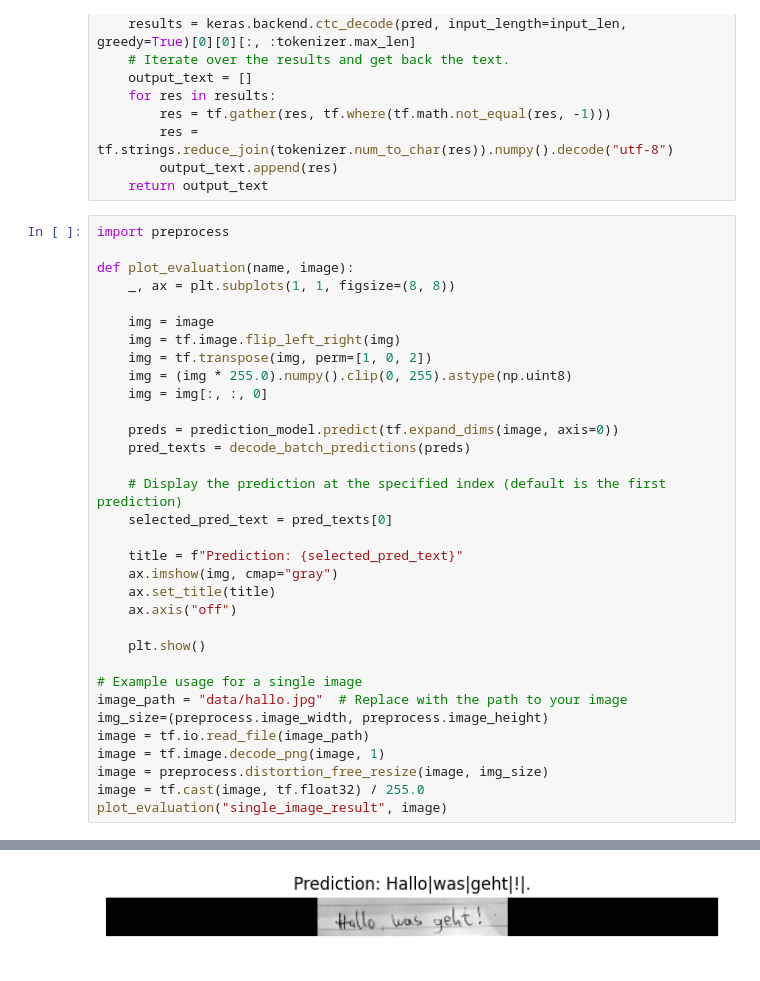
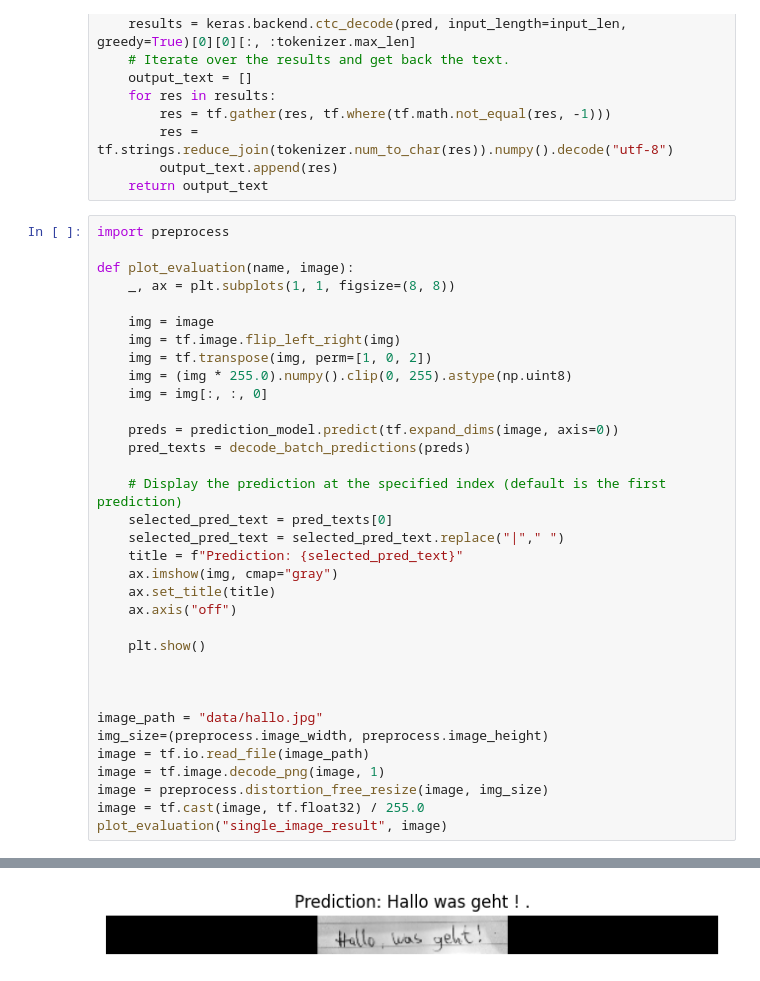
Before and after one commit to Haeuptling/BBArchComparison, a Jupyter notebook: dataset.ipynb, the cells around one changed output, grey strips where cells are left out. Drawn from its saved outputs; the diff is of its cells as text.

```diff
--- a/dataset.ipynb
+++ b/dataset.ipynb
@@ -437,7 +428,7 @@ def plot_evaluation(name, image):
 
     # Display the prediction at the specified index (default is the first prediction)
     selected_pred_text = pred_texts[0]
-
+    selected_pred_text = selected_pred_text.replace("|"," ")
     title = f"Prediction: {selected_pred_text}"
     ax.imshow(img, cmap="gray")
     ax.set_title(title)
@@ -445,8 +436,9 @@ def plot_evaluation(name, image):
 
     plt.show()
 
-# Example usage for a single image
-image_path = "data/hallo.jpg"  # Replace with the path to your image
+
+
+image_path = "data/hallo.jpg"
 img_size=(preprocess.image_width, preprocess.image_height)
 image = tf.io.read_file(image_path)
 image = tf.image.decode_png(image, 1)
@@ -458 +450 @@ plot_evaluation("single_image_result", image)
-[figure, old version]
+[figure, new version]
```
Also changed, not shown: parts of 6 cells of this notebook, 7 other files.
